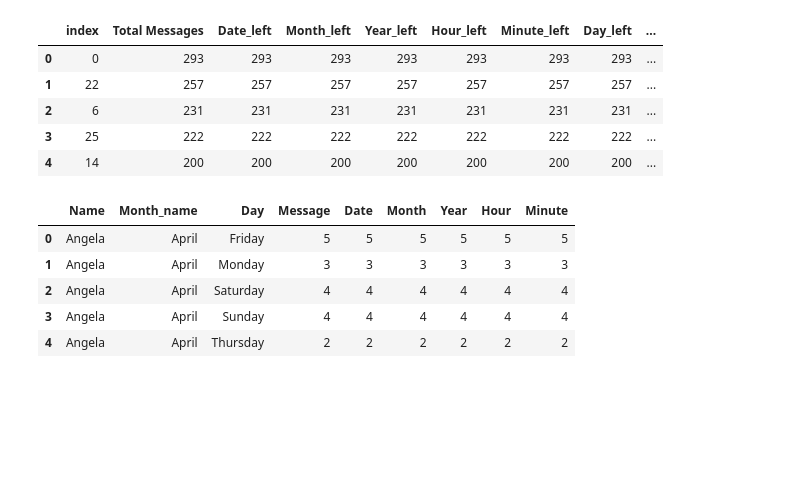
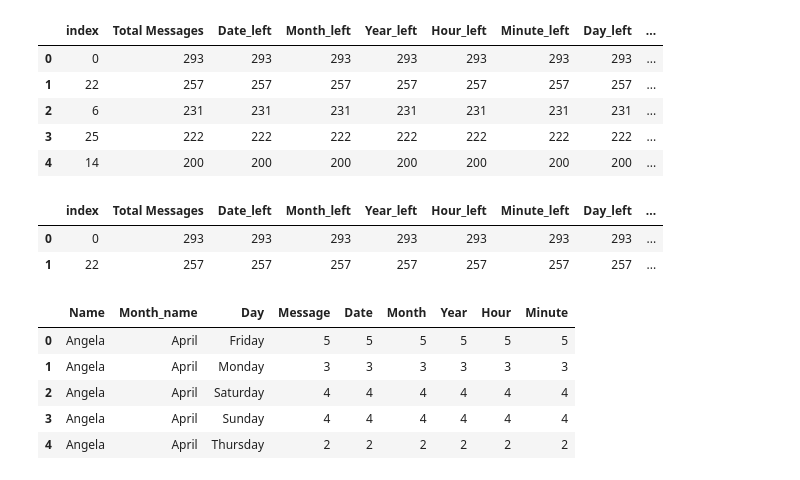
Before and after one commit to Shriram-Vibhute/WhatsApp-Chat-Analyzer, a Jupyter notebook: analysis_notebook.ipynb, the cells around one changed output. Cells and saved outputs as stored; diff of their text form; code cells hidden in the pictures; blank space fills up the shorter version.

```diff
--- a/analysis_notebook.ipynb
+++ b/analysis_notebook.ipynb
@@ -499,4 +496,10 @@ fig.update_layout(
     template="plotly_white"
 )
 fig.show()
+# %%
+top_25_active_members.head(2)
+# %% [output]
+|  | index | Total Messages | Date_left | Month_left | Year_left | Hour_left | Minute_left | Day_left | ... |
+| 0 | 0 | 293 | 293 | 293 | 293 | 293 | 293 | 293 | ... |
+| 1 | 22 | 257 | 257 | 257 | 257 | 257 | 257 | 257 | ... |
 # %%
```
Also changed, not shown: parts of 18 cells of this notebook.
